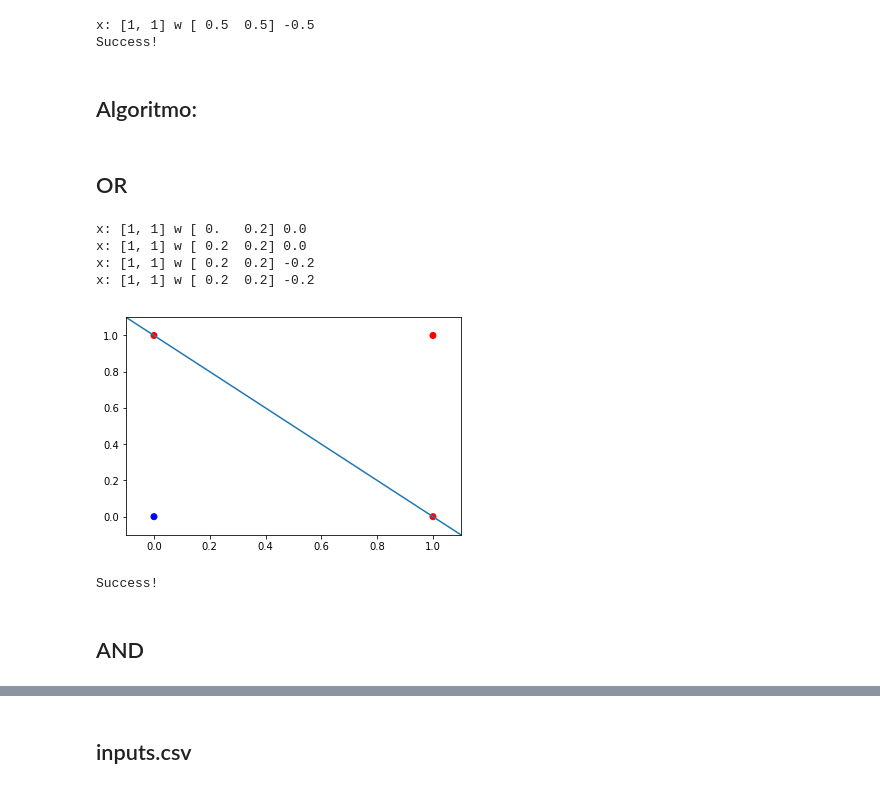
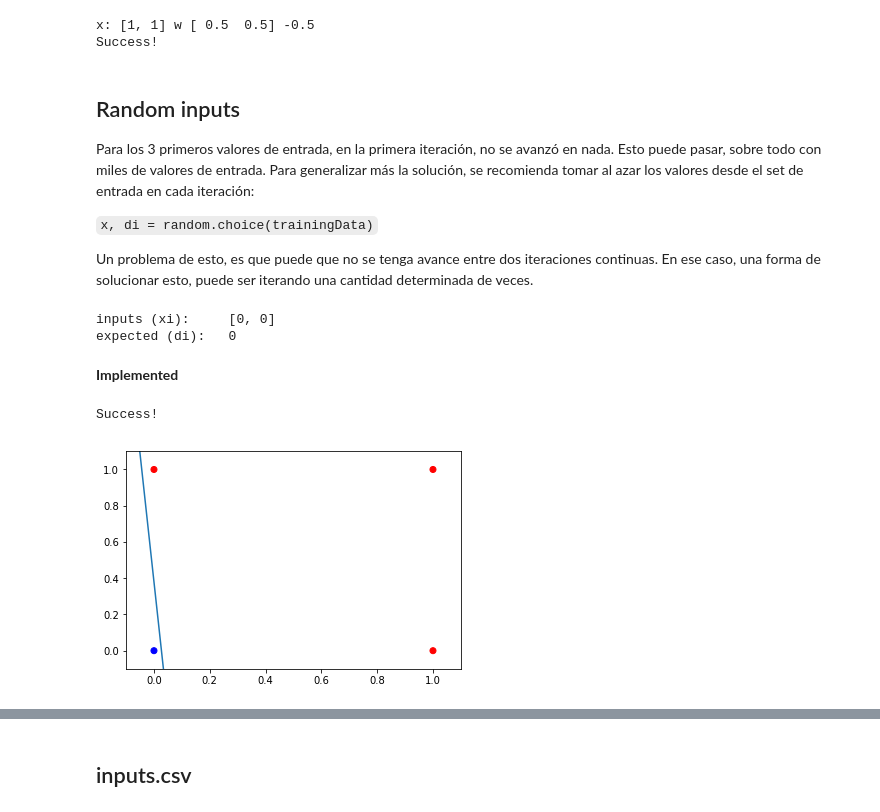
Before and after one commit to gabrieldelaparra/learnNN, a Jupyter notebook: 01 - Perceptron basics.ipynb, the cells around one changed output, grey strips where cells are left out. Saved outputs shown, nothing was run; the diff lists cells and outputs as text; code cells hidden in the pictures.

```diff
--- a/01 - Perceptron basics.ipynb
+++ b/01 - Perceptron basics.ipynb
@@ -308,44 +308,50 @@ while True:
 # %% [output]
 x: [1, 1] w [ 0.5  0.5] -0.5
 Success!
+# %% [markdown]
+## Random inputs
+
+Para los 3 primeros valores de entrada, en la primera iteración, no se avanzó en nada. Esto puede pasar, sobre todo con miles de valores de entrada. Para generalizar más la solución, se recomienda tomar al azar los valores desde el set de entrada en cada iteración:
+
+`x, di = random.choice(trainingData)`
+
+Un problema de esto, es que puede que no se tenga avance entre dos iteraciones continuas. En ese caso, una forma de solucionar esto, puede ser iterando una cantidad determinada de veces.
+# %%
+x, di = random.choice(trainingData)
+print("inputs (xi):\t", x)
+print("expected (di):\t", di)
+# %% [output]
+inputs (xi):     [0, 0]
+expected (di):   0
 # %% [markdown]
-## Algoritmo:
+**Implemented**
-# %% [markdown]
-## OR
 # %%
 trainingData = [
     ([0,0],0),
     ([0,1],1),
     ([1,0],1),
     ([1,1],1),
 ]
+
 learningRate = 0.2
-w = [0, 0]
-b = 0
 
-while True:
+w = np.random.rand(2)
+b = random.random()
+
+n = 100
+for i in range(n):
     old_w = w
     old_b = b
 
-    for i in range(len(trainingData)):
-        xi, di = trainingData[i]
-        yi = xi[0] * w[0] + xi[1] * w[1] + b
-        error = di - step(yi)
-        w = w + learningRate * error * np.array(xi)
-        b = b + learningRate * error
+    x, di = random.choice(trainingData)
+    yi = np.dot(w, x) + b
+    error = di - step(yi)
+    w = w + learningRate * error * np.array(x)
+    b = b + learningRate * error
+    n = n - 1
 
-    print("x:", xi, "w", w, b)
-
-    if((old_w == w).all() and old_b == b):
-        plotPerceptron()
-        print("Success!")
-        break;
+print("Success!")
+plotPerceptron()
 # %% [output]
-x: [1, 1] w [ 0.   0.2] 0.0
-x: [1, 1] w [ 0.2  0.2] 0.0
-x: [1, 1] w [ 0.2  0.2] -0.2
-x: [1, 1] w [ 0.2  0.2] -0.2
+Success!
-[figure, old version]
+[figure, new version]
-Success!
-# %% [markdown]
-## AND
```
Also changed, not shown: parts of 11 cells of this notebook, 2 other files.
